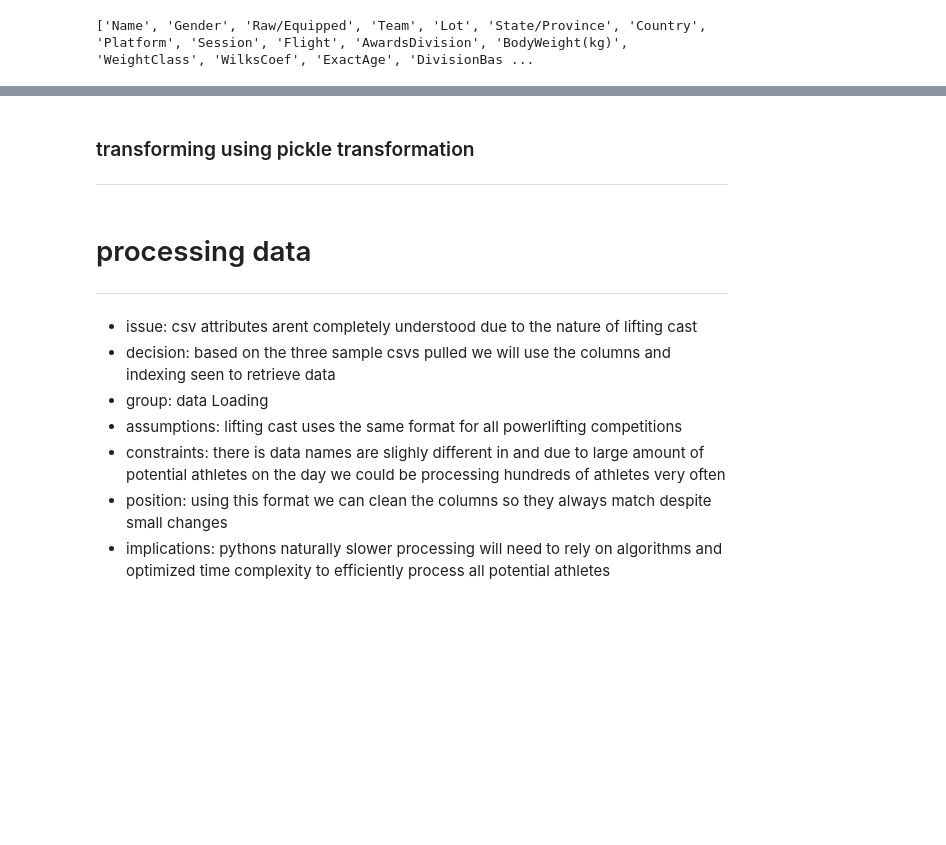
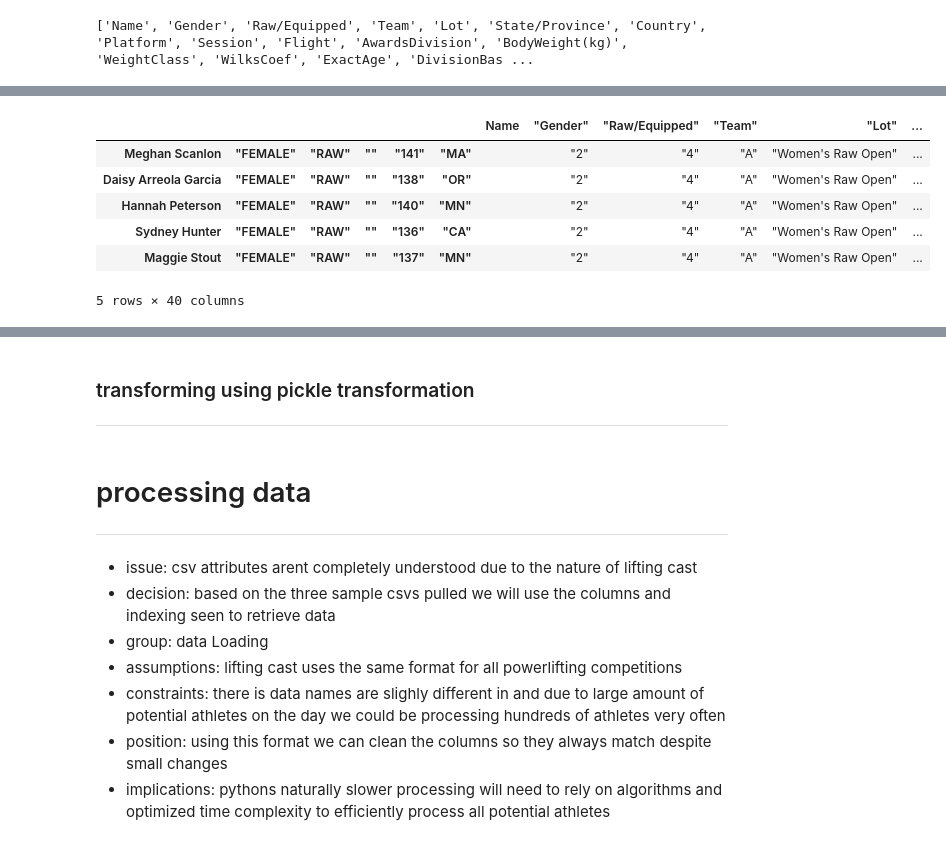
Before and after one commit to josediaz99/powerliftingCompHandler, a Jupyter notebook: athlete_transformation.ipynb, the cells around one changed output, grey strips where cells are left out. Drawn from its saved outputs; the diff is of its cells as text; code cells hidden in the pictures; blank space fills up the shorter version.

```diff
--- a/athlete_transformation.ipynb
+++ b/athlete_transformation.ipynb
@@ -13,7 +13,7 @@ import pickle
 csv containing referee decision data
 # %%
 
-PATH = "data\open_nationals_day_2_awards_results.csv"
+PATH = r"C:\Users\josed\projects\powerliftingCompHandler\powerliftingcomphandler\data\open_nationals_day_2_awards_results.csv"
 
 df = pd.read_csv(PATH)
 df.head()
@@ -30,8 +30,6 @@ ParserError: Error tokenizing data. C error: Expected 76 fields in line 4, saw 8
 - position: using pandas to be able to view data still might improve the transformation methods compared to other methods
 - implications: data has "," inside of values as well as not meeting first normal form standards
 # %%
-PATH = "data\open_nationals_day_2_awards_results.csv"
-
 df = pd.read_csv(
     PATH,
     sep="\t",
@@ -106,5 +94,6 @@ Name: Name                , "Gender", "Raw/Equipped", "Team", "Lot", "State/Prov
 # %%
 # standardizing columns to make them easier to work with
+COLS_RAW = df.columns.str.split(',')[0]
 COLS = df.columns.str.replace(' ', '').str.replace('"', '').str.split(',')[0]
 print(COLS)
 # %% [output]
@@ -111,0 +190,14 @@ print(COLS)
+# %%
+REF_DECISION_INDEX = 40
+NO_REFS_COLS = COLS_RAW[:REF_DECISION_INDEX]
+df = pd.read_csv(PATH, usecols=NO_REFS_COLS)
+
+df.head()
+# %% [output]
+|  |  |  |  |  |  | Name | "Gender" | "Raw/Equipped" | "Team" | "Lot" | ... |
+| Meghan Scanlon | "FEMALE" | "RAW" | "" | "141" | "MA" |  | "2" | "4" | "A" | "Women's Raw Open" | ... |
+| Daisy Arreola Garcia | "FEMALE" | "RAW" | "" | "138" | "OR" |  | "2" | "4" | "A" | "Women's Raw Open" | ... |
+| Hannah Peterson | "FEMALE" | "RAW" | "" | "140" | "MN" |  | "2" | "4" | "A" | "Women's Raw Open" | ... |
+| Sydney Hunter | "FEMALE" | "RAW" | "" | "136" | "CA" |  | "2" | "4" | "A" | "Women's Raw Open" | ... |
+| Maggie Stout | "FEMALE" | "RAW" | "" | "137" | "MN" |  | "2" | "4" | "A" | "Women's Raw Open" | ... |
+5 rows × 40 columns
```
Also changed, not shown: parts of 13 cells of this notebook, 1 other file.
